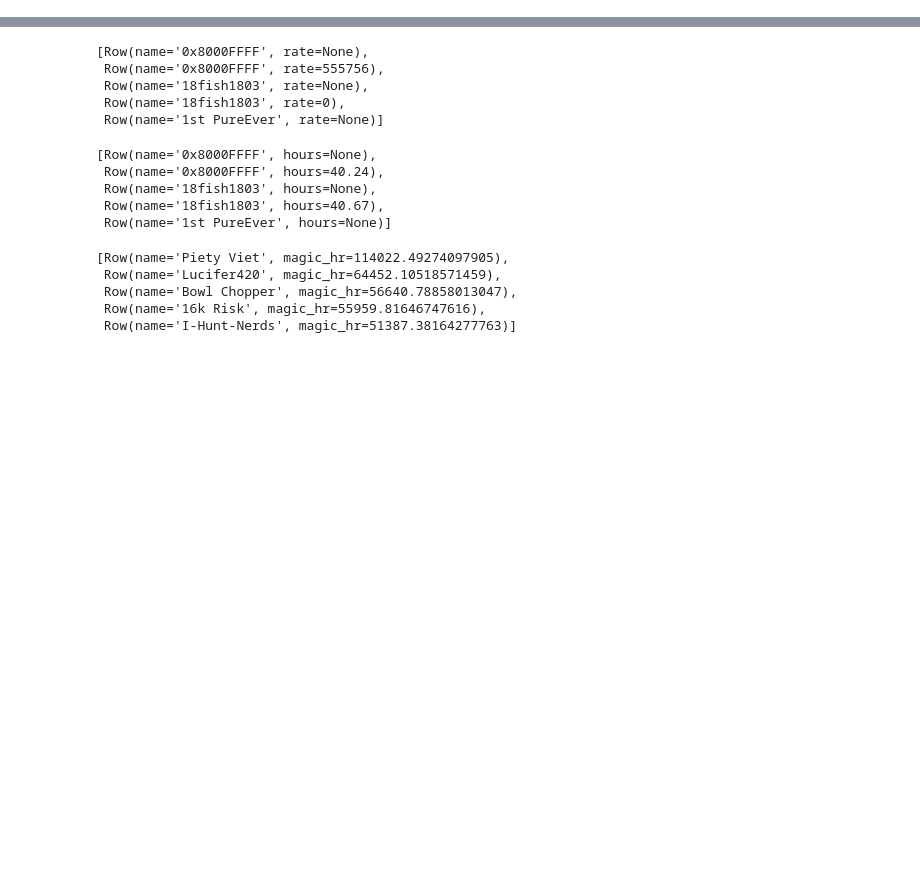
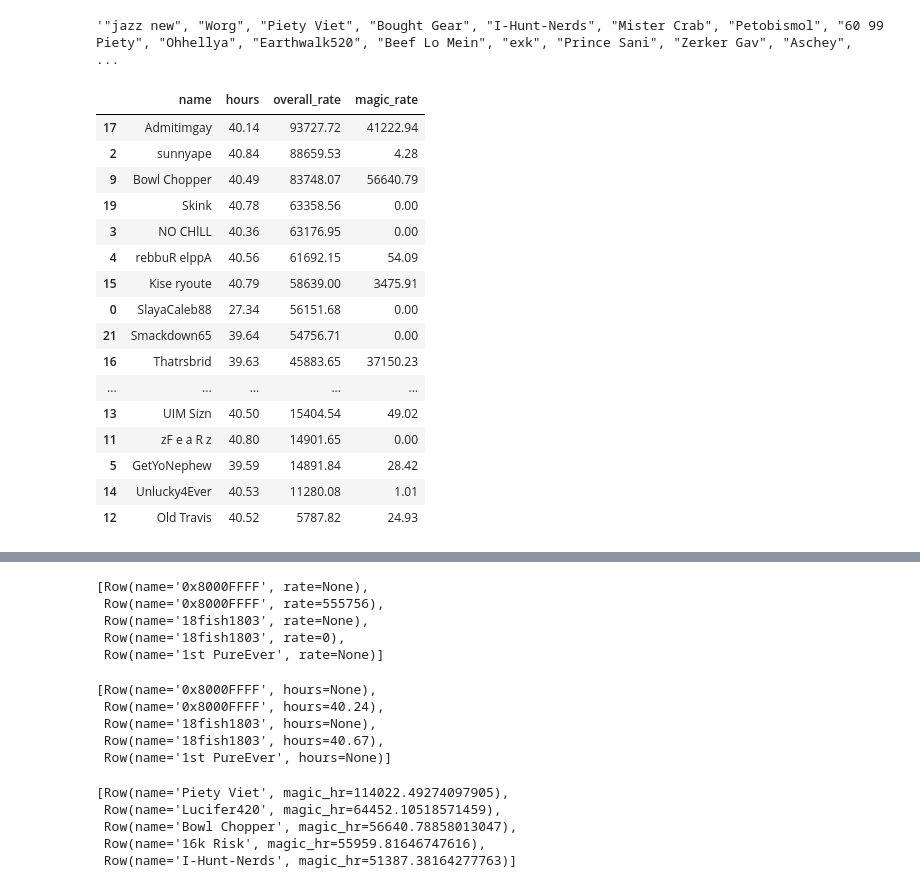
Before and after one commit to tblair7/bot_detection, a Jupyter notebook: calculate_rates.ipynb, the cells around one changed output, grey strips where cells are left out. Saved outputs shown, nothing was run; the diff lists cells and outputs as text; code cells hidden in the pictures; blank space fills up the shorter version.

```diff
--- a/calculate_rates.ipynb
+++ b/calculate_rates.ipynb
@@ -34,0 +290,27 @@ sqlContext.sql('''SELECT count(DISTINCT date) from players_xp''').collect()
+# %%
+fails_str = ', '.join('"{0}"'.format(w) for w in results_names)
+fails_str
+# %% [output]
+'"jazz new", "Worg", "Piety Viet", "Bought Gear", "I-Hunt-Nerds", "Mister Crab", "Petobismol", "60 99 Piety", "Ohhellya", "Earthwalk520", "Beef Lo Mein", "exk", "Prince Sani", "Zerker Gav", "Aschey",  ...
+# %%
+#fails_df = piety_viet.toPandas()
+fails_df[['name', 'hours', 'overall_rate','magic_rate']].sort_values(by = ['overall_rate'], ascending = False)
+#[fails_df.sort_values(by = ['overall_rate'], ascending = False)]
+# %% [output]
+|  | name | hours | overall_rate | magic_rate |
+| 17 | Admitimgay | 40.14 | 93727.72 | 41222.94 |
+| 2 | sunnyape | 40.84 | 88659.53 | 4.28 |
+| 9 | Bowl Chopper | 40.49 | 83748.07 | 56640.79 |
+| 19 | Skink | 40.78 | 63358.56 | 0.00 |
+| 3 | NO CHlLL | 40.36 | 63176.95 | 0.00 |
+| 4 | rebbuR elppA | 40.56 | 61692.15 | 54.09 |
+| 15 | Kise ryoute | 40.79 | 58639.00 | 3475.91 |
+| 0 | SlayaCaleb88 | 27.34 | 56151.68 | 0.00 |
+| 21 | Smackdown65 | 39.64 | 54756.71 | 0.00 |
+| 16 | Thatrsbrid | 39.63 | 45883.65 | 37150.23 |
+| ... | ... | ... | ... | ... |
+| 13 | UIM Sizn | 40.50 | 15404.54 | 49.02 |
+| 11 | zF e a R z | 40.80 | 14901.65 | 0.00 |
+| 5 | GetYoNephew | 39.59 | 14891.84 | 28.42 |
+| 14 | Unlucky4Ever | 40.53 | 11280.08 | 1.01 |
+| 12 | Old Travis | 40.52 | 5787.82 | 24.93 |
```
Also changed, not shown: parts of 57 cells of this notebook.
